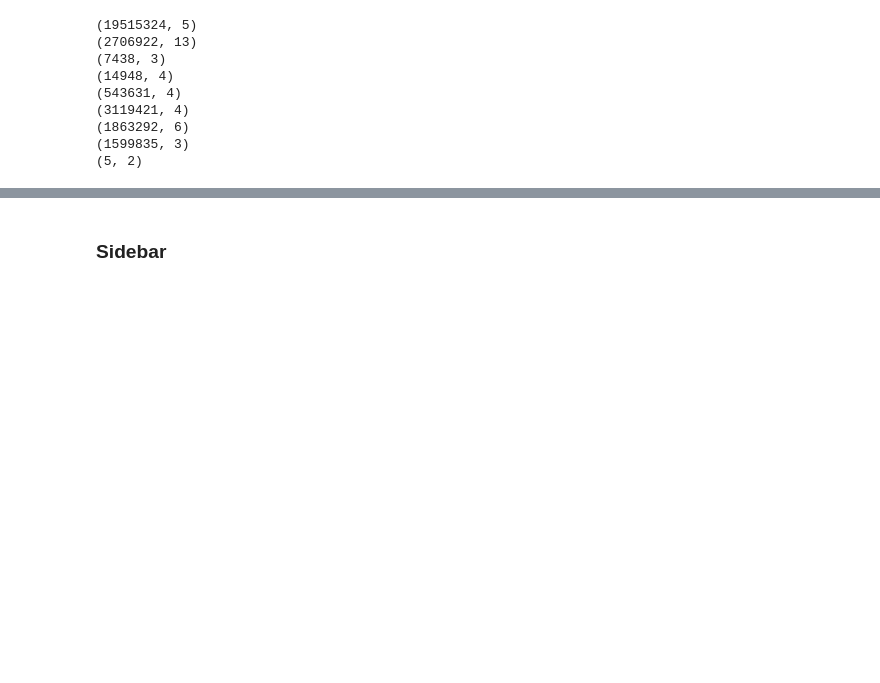
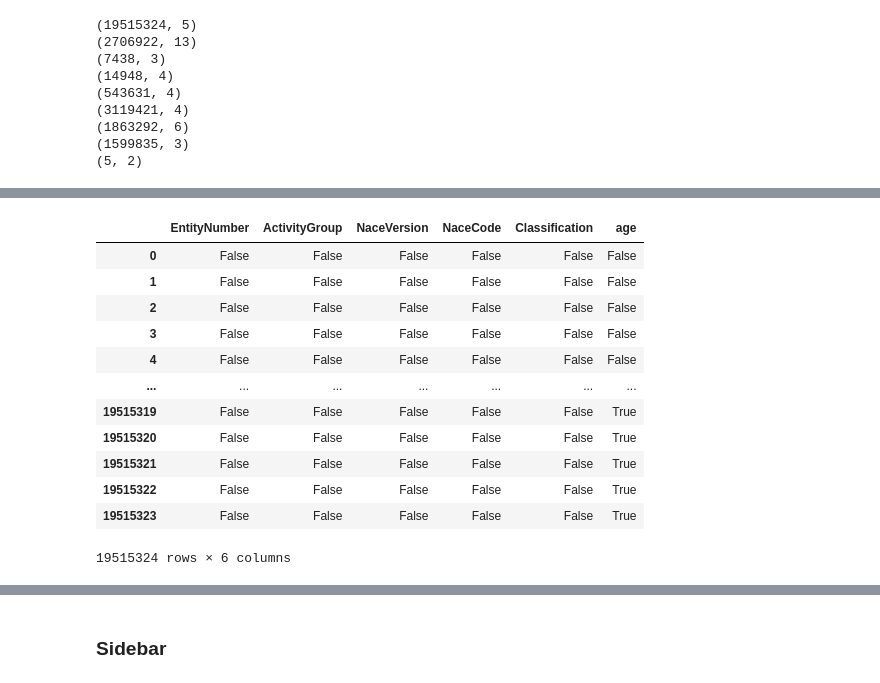
Before and after one commit to DavidValdez89d/challenge-data-analysis-sql, a Jupyter notebook: challengeSQL.ipynb, the cells around one changed output, grey strips where cells are left out. Cells and saved outputs as stored; diff of their text form; code cells hidden in the pictures; blank space fills up the shorter version.

```diff
--- a/challengeSQL.ipynb
+++ b/challengeSQL.ipynb
@@ -105,0 +427,3 @@ for df in df_list:
+# %%
+df_enterprise_q4_merge = df_enterprise_q4.drop(['StartDate','PercentageQ1','TypeOfEnterprise_desc'],axis=1)
+df_enterprise_q4_merge
@@ -105,0 +444,3 @@ for df in df_list:
+# %%
+df_enterprise_q4_merge = df_enterprise_q4_merge.rename(columns={'EnterpriseNumber':	'EntityNumber','age':'age'})
+df_enterprise_q4_merge
@@ -105,0 +467,3 @@ for df in df_list:
+# %%
+q4_df = df_activity
+q4_df
@@ -105,0 +484,19 @@ for df in df_list:
+# %%
+q4_df = pd.merge(q4_df, df_enterprise_q4_merge,
+    how='left', on='EntityNumber')
+# %%
+q4_df.isna()
+# %% [output]
+|  | EntityNumber | ActivityGroup | NaceVersion | NaceCode | Classification | age |
+| 0 | False | False | False | False | False | False |
+| 1 | False | False | False | False | False | False |
+| 2 | False | False | False | False | False | False |
+| 3 | False | False | False | False | False | False |
+| 4 | False | False | False | False | False | False |
+| ... | ... | ... | ... | ... | ... | ... |
+| 19515319 | False | False | False | False | False | True |
+| 19515320 | False | False | False | False | False | True |
+| 19515321 | False | False | False | False | False | True |
+| 19515322 | False | False | False | False | False | True |
+| 19515323 | False | False | False | False | False | True |
+19515324 rows × 6 columns
```
Also changed, not shown: parts of 65 cells of this notebook, 2 other files.
